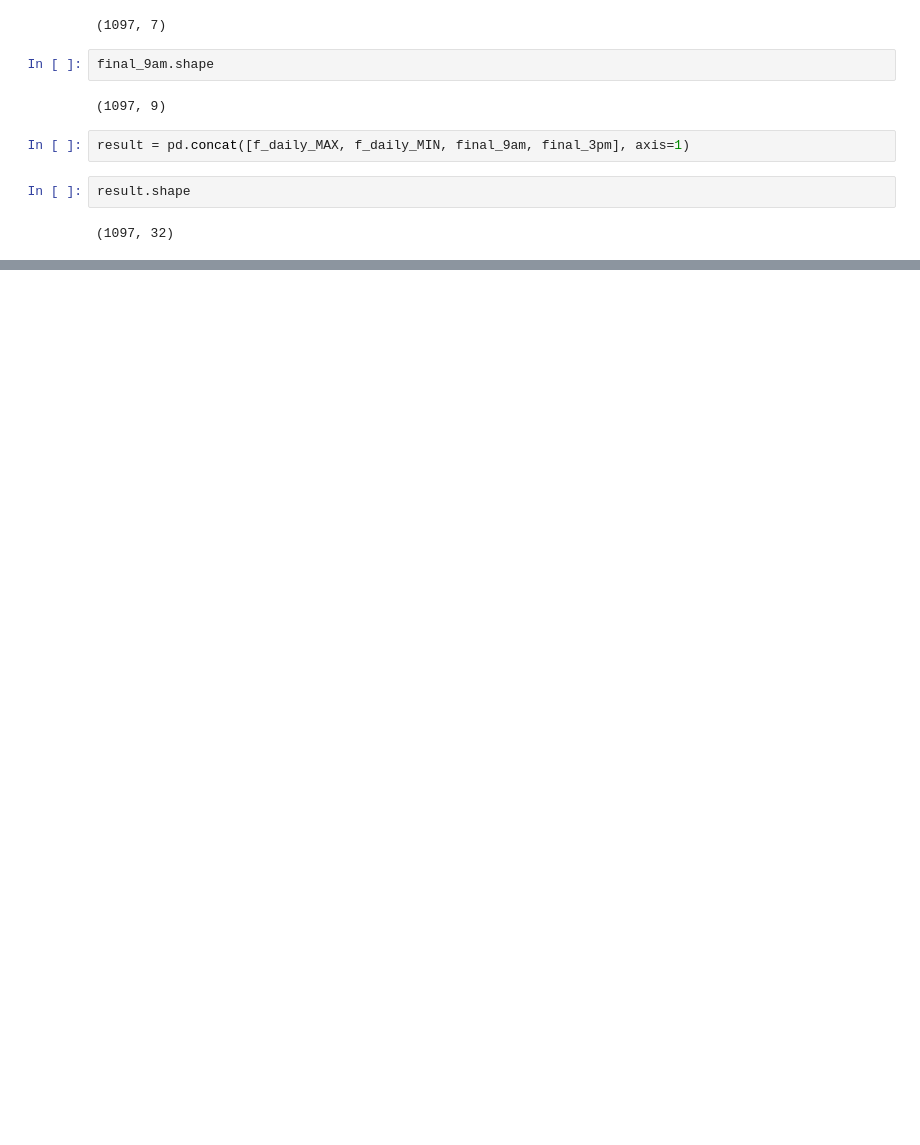
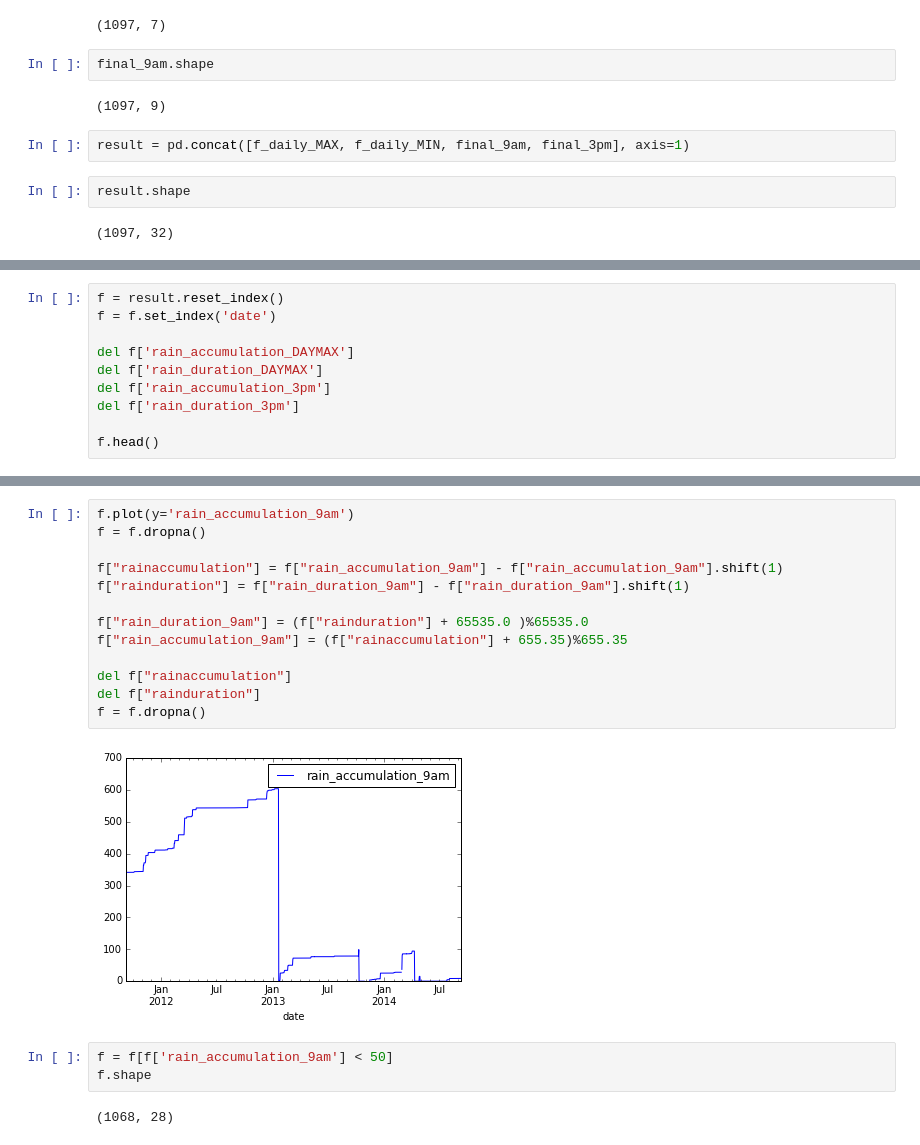
Before and after one commit to words-sdsc/courseraDataSimulation, a Jupyter notebook: course4-ML/Hands-on Daily Weather.ipynb, the cells around one changed output, grey strips where cells are left out. Drawn from its saved outputs; the diff is of its cells as text; blank space fills up the shorter version.

```diff
--- a/course4-ML/Hands-on Daily Weather.ipynb
+++ b/course4-ML/Hands-on Daily Weather.ipynb
@@ -201,0 +170,10 @@ result.head(3)
+# %%
+f = result.reset_index()
+f = f.set_index('date')
+
+del f['rain_accumulation_DAYMAX']
+del f['rain_duration_DAYMAX']
+del f['rain_accumulation_3pm']
+del f['rain_duration_3pm']
+
+f.head()
@@ -201,0 +189,20 @@ result.head(3)
+# %%
+f.plot(y='rain_accumulation_9am')
+f = f.dropna()
+
+f["rainaccumulation"] = f["rain_accumulation_9am"] - f["rain_accumulation_9am"].shift(1)
+f["rainduration"] = f["rain_duration_9am"] - f["rain_duration_9am"].shift(1)
+
+f["rain_duration_9am"] = (f["rainduration"] + 65535.0 )%65535.0
+f["rain_accumulation_9am"] = (f["rainaccumulation"] + 655.35)%655.35
+
+del f["rainaccumulation"]
+del f["rainduration"]
+f = f.dropna()
+# %% [output]
+[figure, added]
+# %%
+f = f[f['rain_accumulation_9am'] < 50]
+f.shape
+# %% [output]
+(1068, 28)
```
Also changed, not shown: parts of 16 cells of this notebook, 1 other file.
